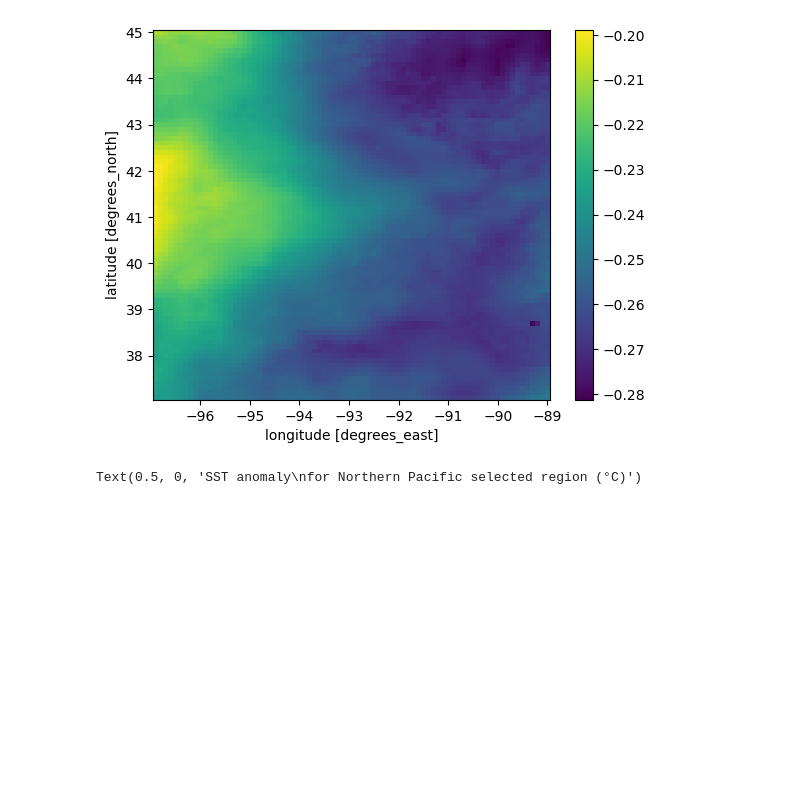
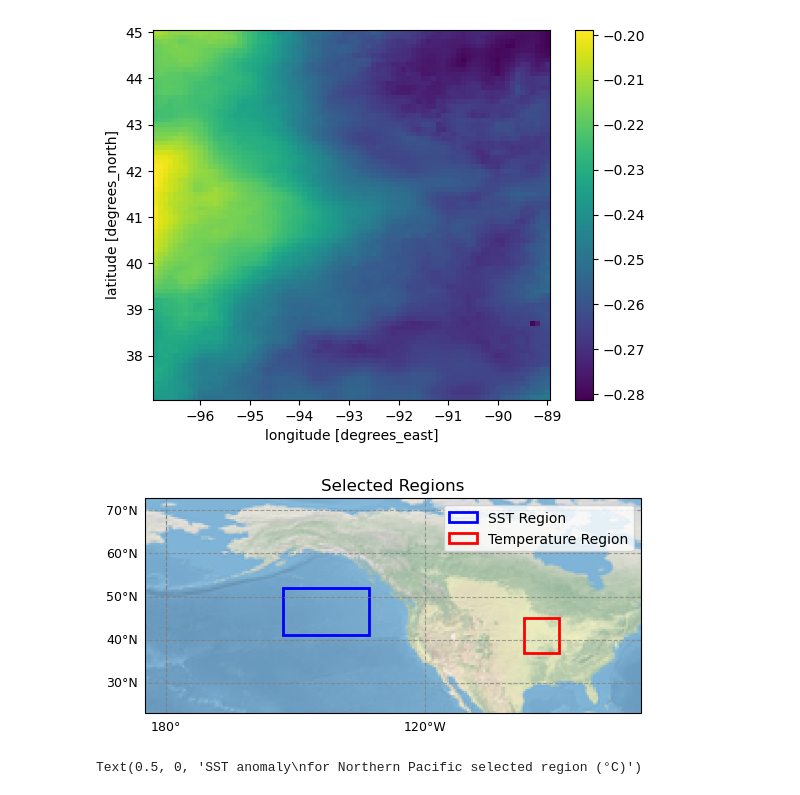
Before and after one commit to ptrierweiler/ATMS-523-Module-8, a Jupyter notebook: trierweiler_project.ipynb, the cells around one changed output. Saved outputs shown, nothing was run; the diff lists cells and outputs as text; code cells hidden in the pictures; blank space fills up the shorter version.

```diff
--- a/trierweiler_project.ipynb
+++ b/trierweiler_project.ipynb
@@ -403,6 +386,65 @@ out_corr.sel(latitude=slice(45,37),longitude=slice(-97,-89)).plot()
 # %% [output]
 <matplotlib.collections.QuadMesh at 0x...>
 [figure]
+# %%
+ax = plt.axes(projection=ccrs.PlateCarree(central_longitude=180))
+ax.stock_img()
+ax.set_extent([-70, 175, 23, 60])
+
+# Add gridlines
+gl = ax.gridlines(
+    crs=ccrs.PlateCarree(),      # gridlines in lon/lat
+    draw_labels=True,            # draw labels on the axes
+    linewidth=0.8,
+    color='gray',
+    alpha=0.7,
+    linestyle='--'
+)
+# Control which labels appear (avoid clutter)
+gl.top_labels = False
+gl.right_labels = False
+gl.xlabel_style = {'size': 9}
+gl.ylabel_style = {'size': 9}
+# Format labels as lon/lat with degree symbols
+gl.xformatter = cmticker.LongitudeFormatter()
+gl.yformatter = cmticker.LatitudeFormatter()
+
+
+lon_min1, lon_max1 = -153, -133
+lat_min1, lat_max1 = 41, 52
+
+rect_sst = Rectangle(
+    (lon_min1, lat_min1),
+    lon_max1 - lon_min1,
+    lat_max1 - lat_min1,
+    edgecolor='blue',
+    facecolor='none',
+    linewidth=2,
+    transform=ccrs.PlateCarree(),
+    label="SST Region"
+)
+lon_min2, lon_max2 = -97,-89
+lat_min2, lat_max2 = 37,45
+
+rect_temp = Rectangle(
+    (lon_min2, lat_min2),
+    lon_max2 - lon_min2,
+    lat_max2 - lat_min2,
+    edgecolor='red',
+    facecolor='none',
+    linewidth=2,
+    transform=ccrs.PlateCarree(),
+    label='Temperature Region'
+)
+ax.add_patch(rect_sst)
+ax.add_patch(rect_temp)
+
+plt.title("Selected Regions")
+
+plt.legend()
+plt.show()
+# %% [output]
+[figure, added]
 # %%
 # subsetting for the select areas
 t2m_anom_sub = anom_t2m_winter.sel(latitude=slice(45,35),longitude=slice(-97,-90))
```
Also changed, not shown: parts of 16 cells of this notebook.
